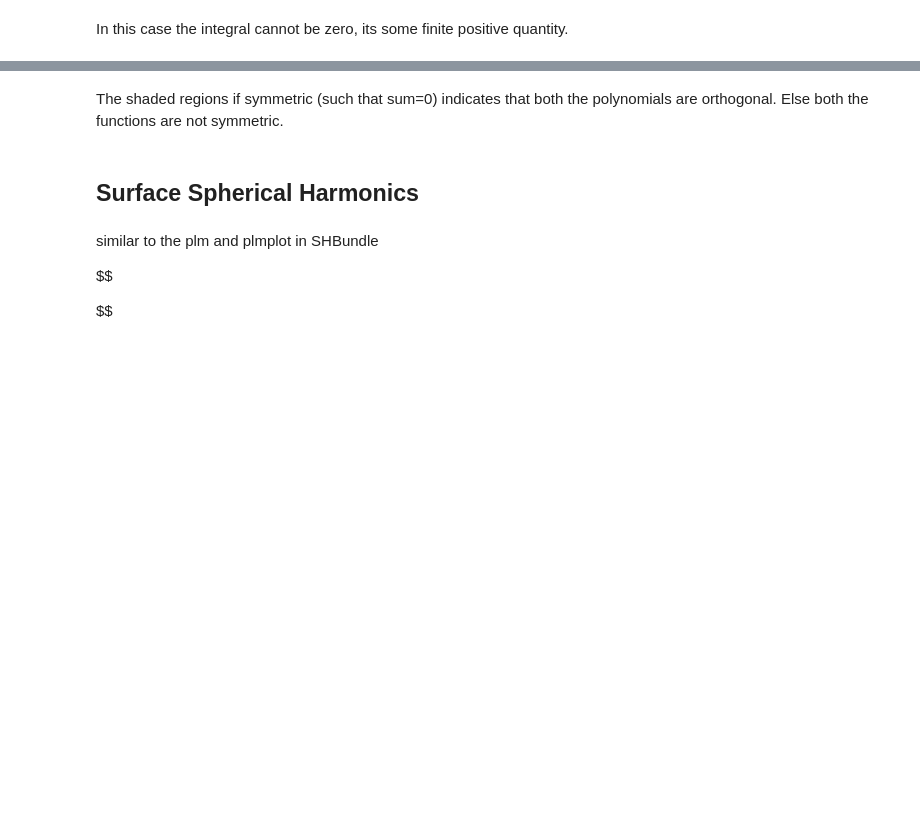
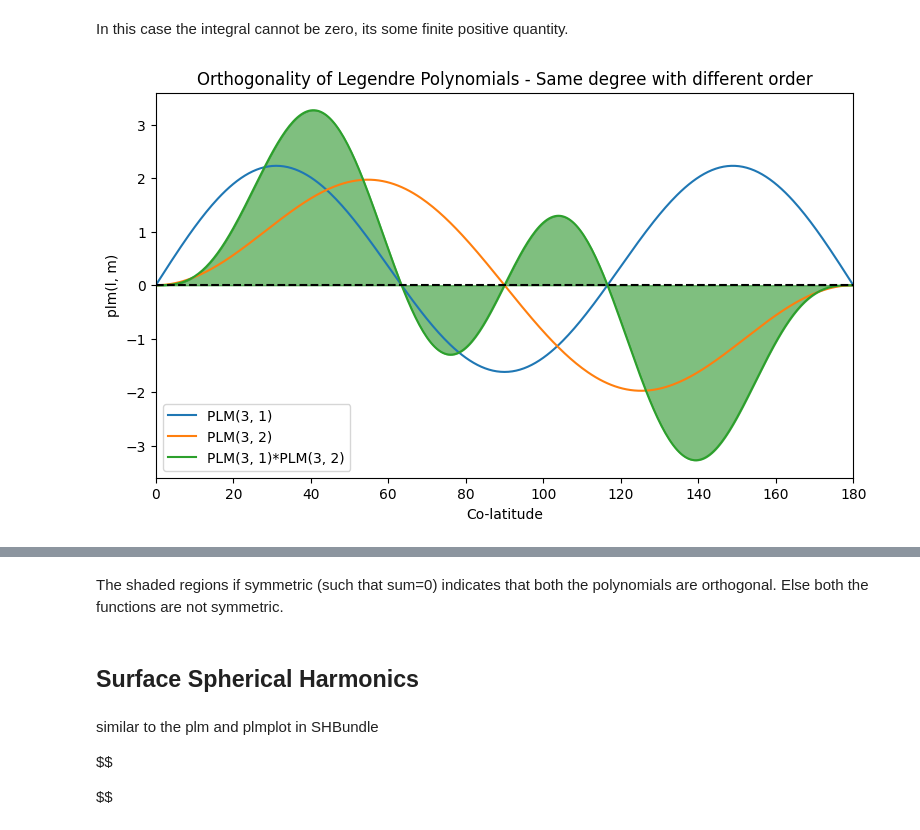
Before and after one commit to GESS-research-group/pyshbundle, a Jupyter notebook: examples/01_intro_spherical_harmonics_with_pyshbundle.ipynb, the cells around one changed output, grey strips where cells are left out. Saved outputs shown, nothing was run; the diff lists cells and outputs as text; code cells hidden in the pictures; blank space fills up the shorter version.

```diff
--- a/examples/01_intro_spherical_harmonics_with_pyshbundle.ipynb
+++ b/examples/01_intro_spherical_harmonics_with_pyshbundle.ipynb
@@ -162,35 +192,37 @@ In this case the integral cannot be zero, its some finite positive quantity.
 l1 = np.zeros((1,1))
 l1[0] = 3
 
 l2 = np.zeros((1,1))
 l2[0] = 3
 
 
 colatitude = np.deg2rad(np.arange(0, 180.5, 0.5))
 
-plm_3_1 = PLM(l=l1, m=1, thetaRAD=colatitude, nargin=1, nargout=1)
-plm_3_0 = PLM(l=l2, m=2, thetaRAD=colatitude, nargin=1, nargout=1)
+plm_3_1 = plm(l=l1, m=1, thetaRAD=colatitude, nargin=1, nargout=1)
+plm_3_0 = plm(l=l2, m=2, thetaRAD=colatitude, nargin=1, nargout=1)
 
 product_33_10 = plm_3_1*plm_3_0
 
 # Plotting the plm
 fig, ax = plt.subplots(figsize=(9, 5))
 plt.plot(np.rad2deg(colatitude), plm_3_1[:, 0, 0], label="PLM(3, 1)")
 plt.plot(np.rad2deg(colatitude), plm_3_0[:, 0, 0], label="PLM(3, 2)")
 
 plt.plot(np.rad2deg(colatitude), product_33_10[:, 0, 0], label="PLM(3, 1)*PLM(3, 2)")
 
 plt.fill_between(np.rad2deg(colatitude),product_33_10[:, 0, 0],color='green',alpha=0.5)
 
 plt.hlines(y=0, xmin=0, xmax=180, linestyles='--', colors='k')
 plt.xlim([0, 180])
 plt.legend()
 
 plt.title("Orthogonality of Legendre Polynomials - Same degree with different order")
 plt.xlabel("Co-latitude")
 plt.ylabel("plm(l, m)")
 
 plt.show()
+# %% [output]
+[figure, added]
 # %%
 # the plm implementation using a co-latitude vector (geodetic use-case)
 l1 = np.zeros((1,1))
```
Also changed, not shown: parts of 17 cells of this notebook, 10 other files.
